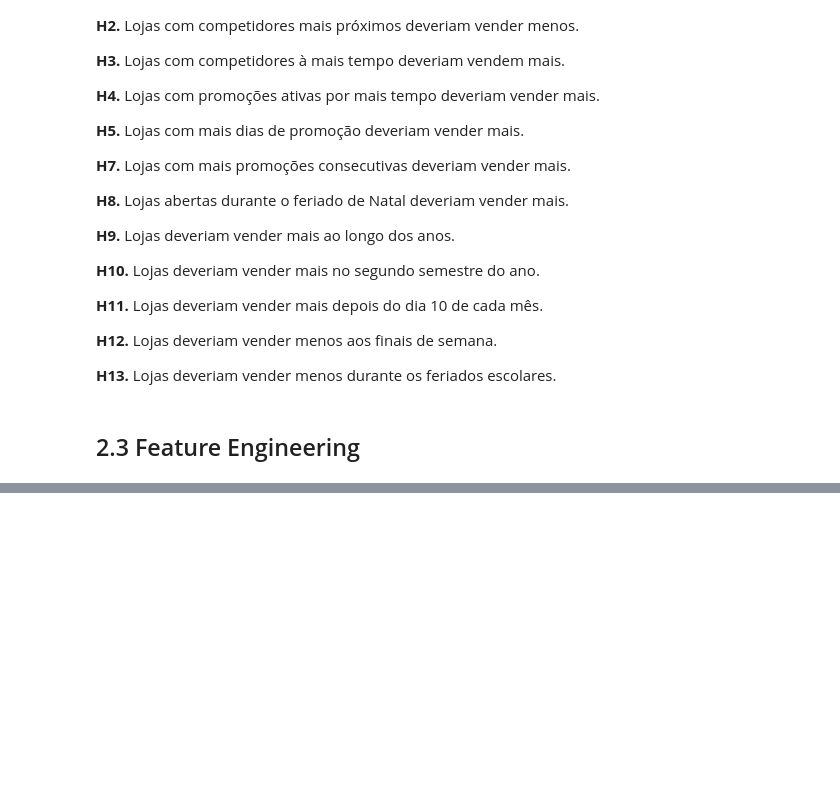
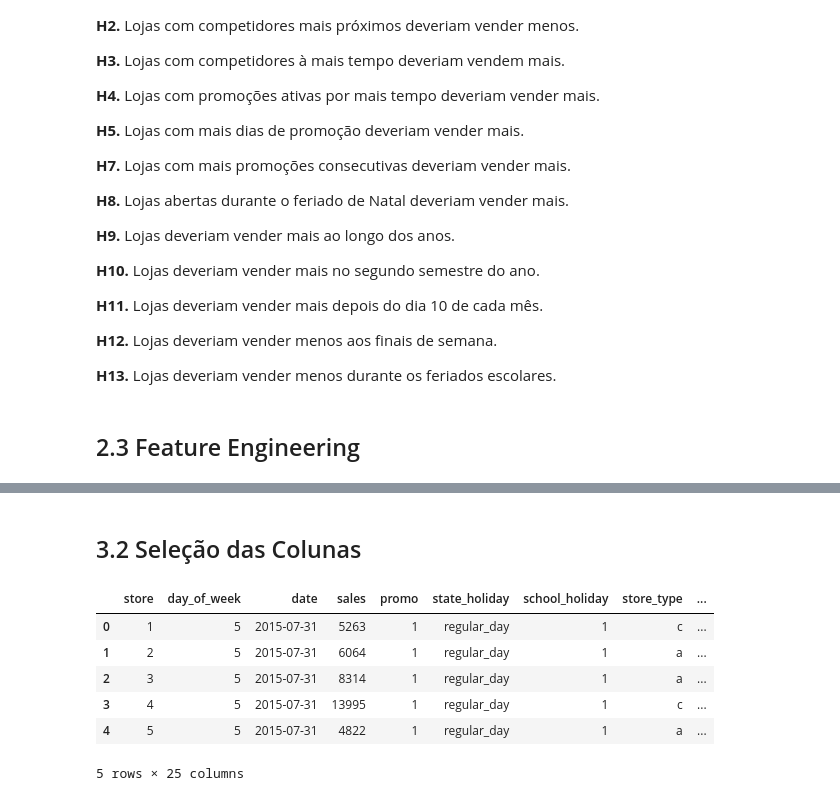
Before and after one commit to jonasbarletta/ds_em_producao, a Jupyter notebook: modulo3-feature-engineering.ipynb, the cells around one changed output, grey strips where cells are left out. Saved outputs shown, nothing was run; the diff lists cells and outputs as text; code cells hidden in the pictures; blank space fills up the shorter version.

```diff
--- a/modulo3-feature-engineering.ipynb
+++ b/modulo3-feature-engineering.ipynb
@@ -365,0 +393,16 @@ df2['state_holiday'] = df2['state_holiday'].apply(lambda x: 'public_holiday' if
+# %% [markdown]
+## 3.2 Seleção das Colunas
+# %%
+# Algumas colunas que não fazem mais sentido, ou que substituimos por outras.
+cols_drop = ['customers', 'open', 'promo_interval', 'month_map']
+df3 = df3.drop(cols_drop, axis=1)
+# %%
+df3.head()
+# %% [output]
+|  | store | day_of_week | date | sales | promo | state_holiday | school_holiday | store_type | ... |
+| 0 | 1 | 5 | 2015-07-31 | 5263 | 1 | regular_day | 1 | c | ... |
+| 1 | 2 | 5 | 2015-07-31 | 6064 | 1 | regular_day | 1 | a | ... |
+| 2 | 3 | 5 | 2015-07-31 | 8314 | 1 | regular_day | 1 | a | ... |
+| 3 | 4 | 5 | 2015-07-31 | 13995 | 1 | regular_day | 1 | c | ... |
+| 4 | 5 | 5 | 2015-07-31 | 4822 | 1 | regular_day | 1 | a | ... |
+5 rows × 25 columns
```
Also changed, not shown: parts of 5 cells of this notebook.
